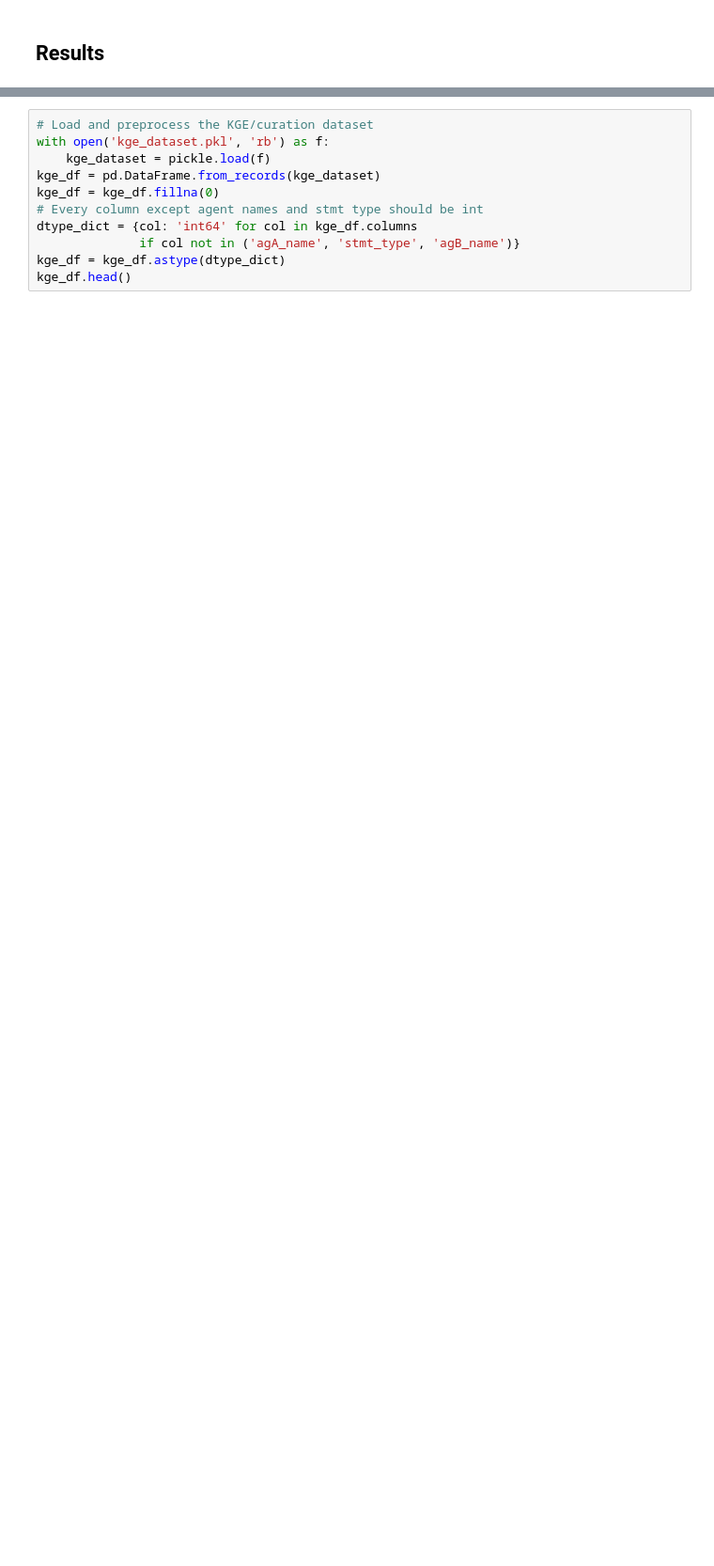
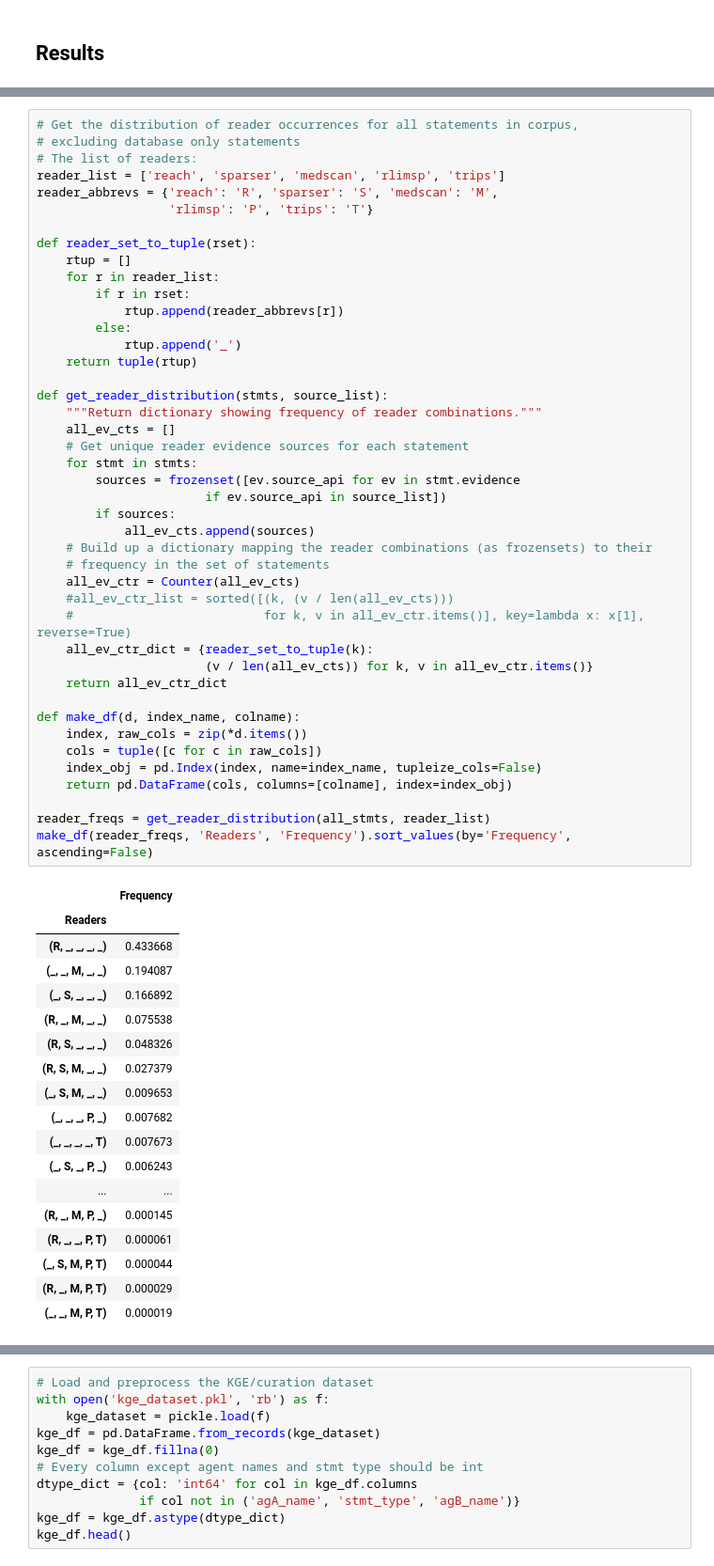
Before and after one commit to sorgerlab/indra_assembly_paper, a Jupyter notebook: notebooks/Belief Prediction.ipynb, the cells around one changed output, grey strips where cells are left out. Shown at 94% size. Saved outputs shown, nothing was run; the diff lists cells and outputs as text; blank space fills up the shorter version.

```diff
--- a/notebooks/Belief Prediction.ipynb
+++ b/notebooks/Belief Prediction.ipynb
@@ -37,0 +45,62 @@ from sklearn import metrics
+# %%
+# Get the distribution of reader occurrences for all statements in corpus,
+# excluding database only statements
+# The list of readers:
+reader_list = ['reach', 'sparser', 'medscan', 'rlimsp', 'trips']
+reader_abbrevs = {'reach': 'R', 'sparser': 'S', 'medscan': 'M',
+                  'rlimsp': 'P', 'trips': 'T'}
+
+def reader_set_to_tuple(rset):
+    rtup = []
+    for r in reader_list:
+        if r in rset:
+            rtup.append(reader_abbrevs[r])
+        else:
+            rtup.append('_')
+    return tuple(rtup)
+
+def get_reader_distribution(stmts, source_list):
+    """Return dictionary showing frequency of reader combinations."""
+    all_ev_cts = []
+    # Get unique reader evidence sources for each statement
+    for stmt in stmts:
+        sources = frozenset([ev.source_api for ev in stmt.evidence
+                       if ev.source_api in source_list])
+        if sources:
+            all_ev_cts.append(sources)
+    # Build up a dictionary mapping the reader combinations (as frozensets) to their
+    # frequency in the set of statements
+    all_ev_ctr = Counter(all_ev_cts)
+    #all_ev_ctr_list = sorted([(k, (v / len(all_ev_cts)))
+    #                          for k, v in all_ev_ctr.items()], key=lambda x: x[1], reverse=True)
+    all_ev_ctr_dict = {reader_set_to_tuple(k):
+                       (v / len(all_ev_cts)) for k, v in all_ev_ctr.items()}
+    return all_ev_ctr_dict
+
+def make_df(d, index_name, colname):
+    index, raw_cols = zip(*d.items())
+    cols = tuple([c for c in raw_cols])
+    index_obj = pd.Index(index, name=index_name, tupleize_cols=False)
+    return pd.DataFrame(cols, columns=[colname], index=index_obj)
+
+reader_freqs = get_reader_distribution(all_stmts, reader_list)
+make_df(reader_freqs, 'Readers', 'Frequency').sort_values(by='Frequency', ascending=False)
+# %% [output]
+|  | Frequency |
+| Readers |  |
+| (R, _, _, _, _) | 0.433668 |
+| (_, _, M, _, _) | 0.194087 |
+| (_, S, _, _, _) | 0.166892 |
+| (R, _, M, _, _) | 0.075538 |
+| (R, S, _, _, _) | 0.048326 |
+| (R, S, M, _, _) | 0.027379 |
+| (_, S, M, _, _) | 0.009653 |
+| (_, _, _, P, _) | 0.007682 |
+| (_, _, _, _, T) | 0.007673 |
+| (_, S, _, P, _) | 0.006243 |
+| ... | ... |
+| (R, _, M, P, _) | 0.000145 |
+| (R, _, _, P, T) | 0.000061 |
+| (_, S, M, P, T) | 0.000044 |
+| (R, _, M, P, T) | 0.000029 |
+| (_, _, M, P, T) | 0.000019 |
```
Also changed, not shown: parts of 14 cells of this notebook.
